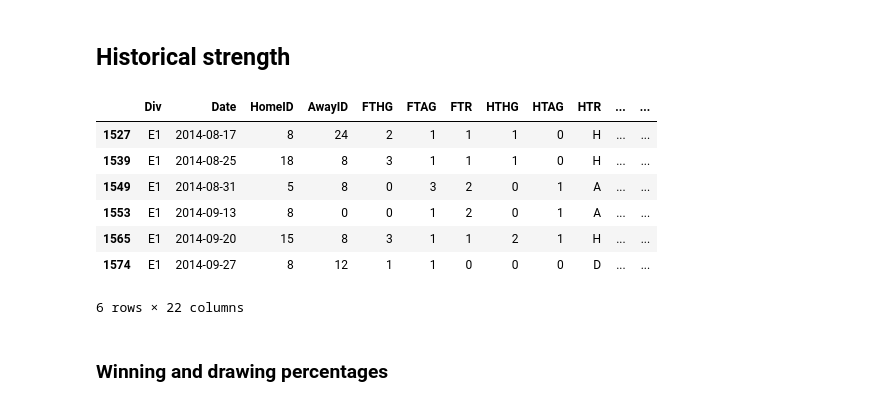
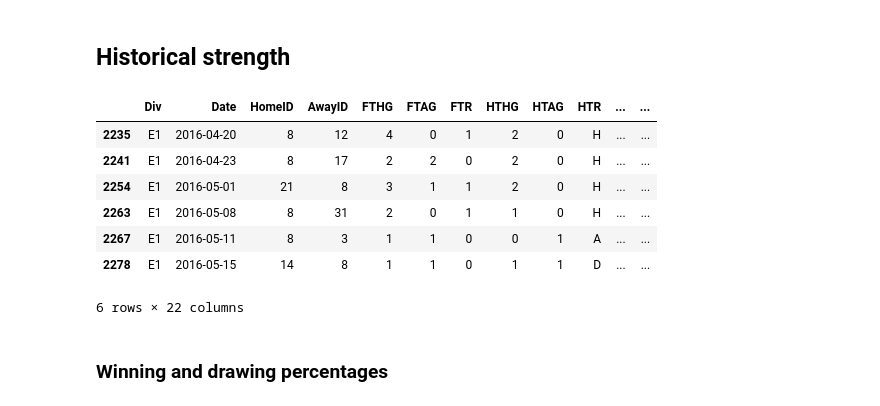
Before and after one commit to michapries/bachelors-thesis, a Jupyter notebook: data_extraction.ipynb, the cells around one changed output. Cells and saved outputs as stored; diff of their text form; code cells hidden in the pictures.

```diff
--- a/data_extraction.ipynb
+++ b/data_extraction.ipynb
@@ -85,15 +85,15 @@ def get_historical_games(team_id, date):
                            & (results['Date'] < date) & (results['Date'] > date - datetime.timedelta(730))]
     return games_by_team
 # %%
-get_historical_games(8, datetime.date(2016, 5, 20)).head(6)
+get_historical_games(8, datetime.date(2016, 5, 20)).tail(6)
 # %% [output]
 |  | Div | Date | HomeID | AwayID | FTHG | FTAG | FTR | HTHG | HTAG | HTR | ... | ... |
-| 1527 | E1 | 2014-08-17 | 8 | 24 | 2 | 1 | 1 | 1 | 0 | H | ... | ... |
-| 1539 | E1 | 2014-08-25 | 18 | 8 | 3 | 1 | 1 | 1 | 0 | H | ... | ... |
-| 1549 | E1 | 2014-08-31 | 5 | 8 | 0 | 3 | 2 | 0 | 1 | A | ... | ... |
-| 1553 | E1 | 2014-09-13 | 8 | 0 | 0 | 1 | 2 | 0 | 1 | A | ... | ... |
-| 1565 | E1 | 2014-09-20 | 15 | 8 | 3 | 1 | 1 | 2 | 1 | H | ... | ... |
-| 1574 | E1 | 2014-09-27 | 8 | 12 | 1 | 1 | 0 | 0 | 0 | D | ... | ... |
+| 2235 | E1 | 2016-04-20 | 8 | 12 | 4 | 0 | 1 | 2 | 0 | H | ... | ... |
+| 2241 | E1 | 2016-04-23 | 8 | 17 | 2 | 2 | 0 | 2 | 0 | H | ... | ... |
+| 2254 | E1 | 2016-05-01 | 21 | 8 | 3 | 1 | 1 | 2 | 0 | H | ... | ... |
+| 2263 | E1 | 2016-05-08 | 8 | 31 | 2 | 0 | 1 | 1 | 0 | H | ... | ... |
+| 2267 | E1 | 2016-05-11 | 8 | 3 | 1 | 1 | 0 | 0 | 1 | A | ... | ... |
+| 2278 | E1 | 2016-05-15 | 14 | 8 | 1 | 1 | 0 | 1 | 1 | D | ... | ... |
 6 rows × 22 columns
 # %% [markdown]
 ### Winning and drawing percentages
```
Also changed, not shown: parts of 6 cells of this notebook, 1 other file.
